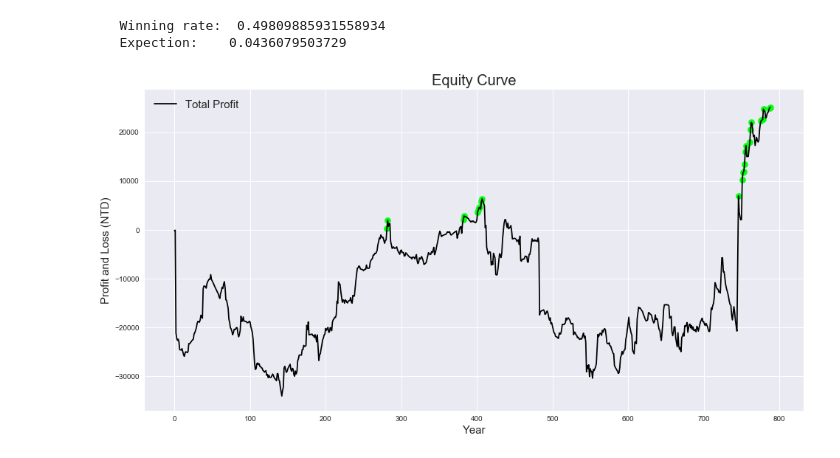
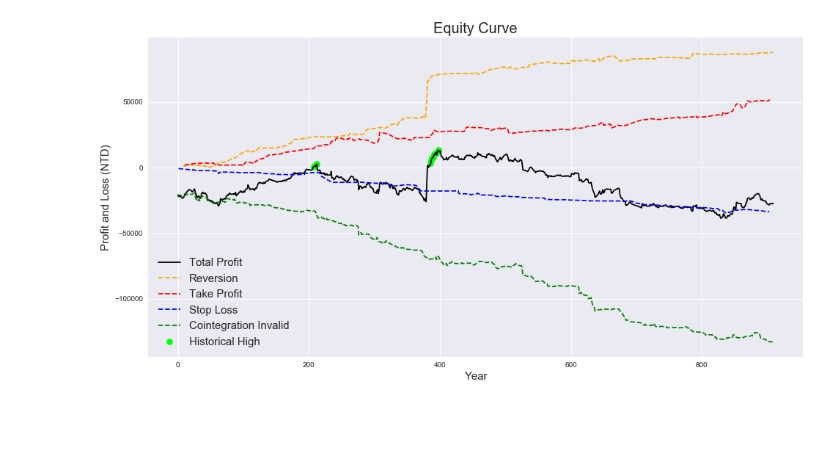
Before and after one commit to Andy-Liu66/Investment-Strategy-Backtesting-Blog, a Jupyter notebook: Pairs trading based on Cointegration/Analysis.ipynb, the cells around one changed output. Saved outputs shown, nothing was run; the diff lists cells and outputs as text; code cells hidden in the pictures; blank space fills up the shorter version.

```diff
--- a/Pairs trading based on Cointegration/Analysis.ipynb
+++ b/Pairs trading based on Cointegration/Analysis.ipynb
@@ -10,5 +6,5 @@ import matplotlib.pyplot as plt
 # %%
-trade_result = pd.read_csv('trade_result_finance_ASR_3_Num_30_ADF_2.5.csv')
+trade_result = pd.read_csv('trade_result_finance_ASR_3_Num_30_ADF_3.csv')
 trade_result['date_in'] = trade_result['date_in'].apply(lambda x: datetime.strptime(x, '%Y-%m-%d'))
 trade_result['date_out'] = trade_result['date_out'].apply(lambda x: datetime.strptime(x, '%Y-%m-%d'))
 trade_result['stock_1_profit'] = None
@@ -166,34 +173,36 @@ plot_equity_curve(['cointegration_invalid'])
-# %%
-win_loss_ratio = np.mean(trade_result[trade_result.net_profit > 0].net_profit) / np.mean(trade_result[trade_result.net_profit < 0].net_profit)
-winning_rate = len(trade_result[trade_result.net_profit > 0]) / len(trade_result)
-print('   Winning rate: ', winning_rate)
-print('   Expection:   ', abs(win_loss_ratio)*winning_rate - (1-winning_rate))
-# %% [output]
-   Winning rate:  0.49809885931558934
-   Expection:    0.0436079503729
 # %%
 plt.figure(figsize=(16, 8))
 accumulate_profit = trade_result.net_profit.values.cumsum()
 
 # 找出創新高的index(要畫綠點)
 new_highest_index = []
 for i in range(len(accumulate_profit)):
     current_accumulate_profit = accumulate_profit[i]
     if i == 0:
         new_highest = accumulate_profit[i]
     if (current_accumulate_profit > new_highest) and (current_accumulate_profit > 0):
         new_highest = current_accumulate_profit
         new_highest_index.append(i)
 
 # 權益曲線
 plt.plot(accumulate_profit, c='black', label='Total Profit')
 # 創新高的點
 plt.scatter(new_highest_index,
-            accumulate_profit[new_highest_index], c='#02ff0f', s=70)
+            accumulate_profit[new_highest_index], c='#02ff0f', s=70,
+            label='Historical High')
+
+plt.plot(trade_result[trade_result.reason == 'reversion']['net_profit'].cumsum(),
+         c='orange', ls='--', label='Reversion')
+plt.plot(trade_result[trade_result.reason == 'take_profit']['net_profit'].cumsum(),
+         c='red', ls='--', label='Take Profit')
+plt.plot(trade_result[trade_result.reason == 'stop_loss']['net_profit'].cumsum(),
+         c='blue', ls='--', label='Stop Loss')
+plt.plot(trade_result[trade_result.reason == 'cointegration_invalid']['net_profit'].cumsum(),
+         c='green', ls='--', label='Cointegration Invalid')
 
 plt.legend(fontsize=15)
 plt.title('Equity Curve', fontsize=20)
 plt.xlabel('Year', fontsize=15)
 plt.ylabel('Profit and Loss (NTD)', fontsize=15);
 # %% [output]
-[figure, old version]
+[figure, new version]
```
Also changed, not shown: parts of 18 cells of this notebook, 28 other files.
